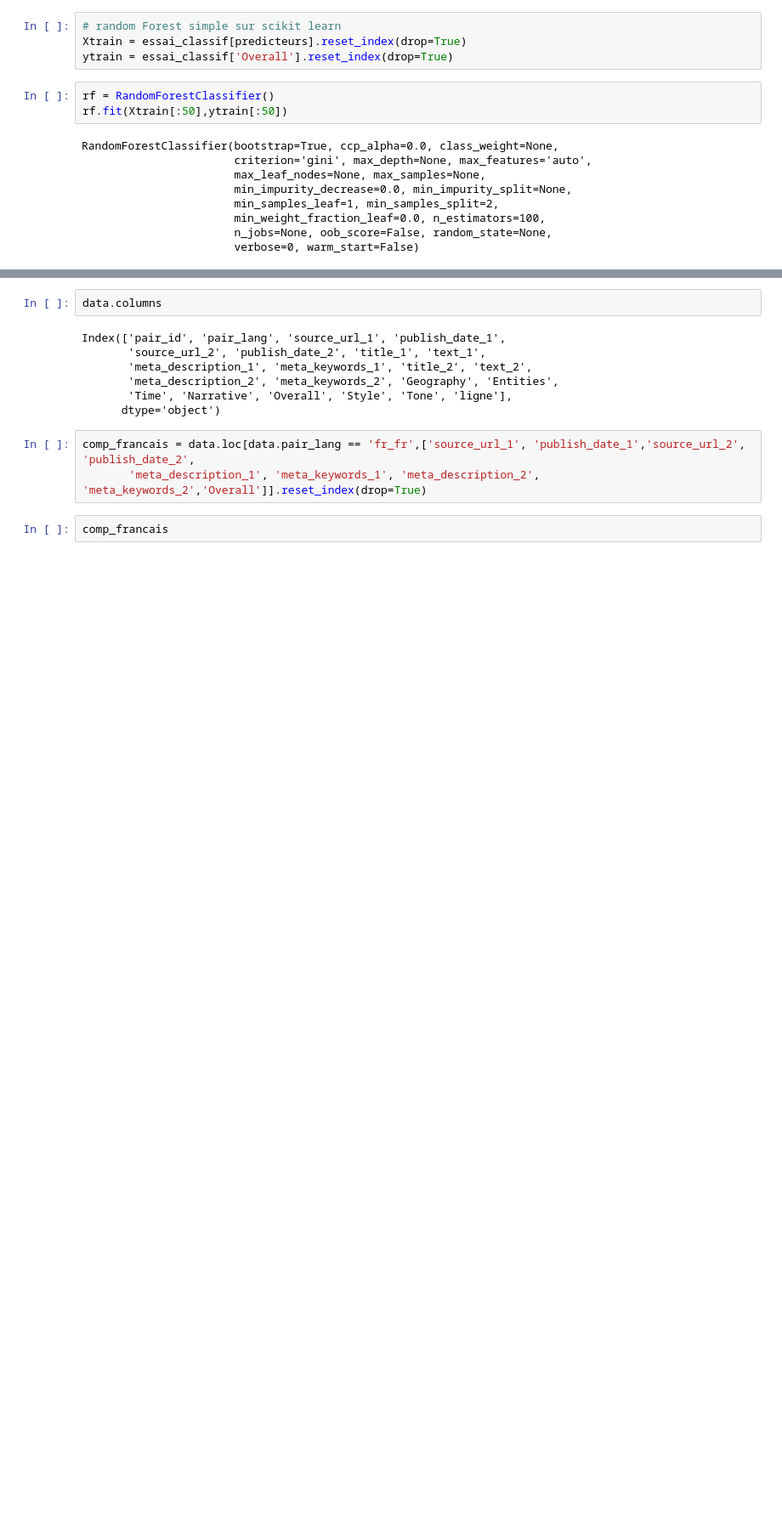
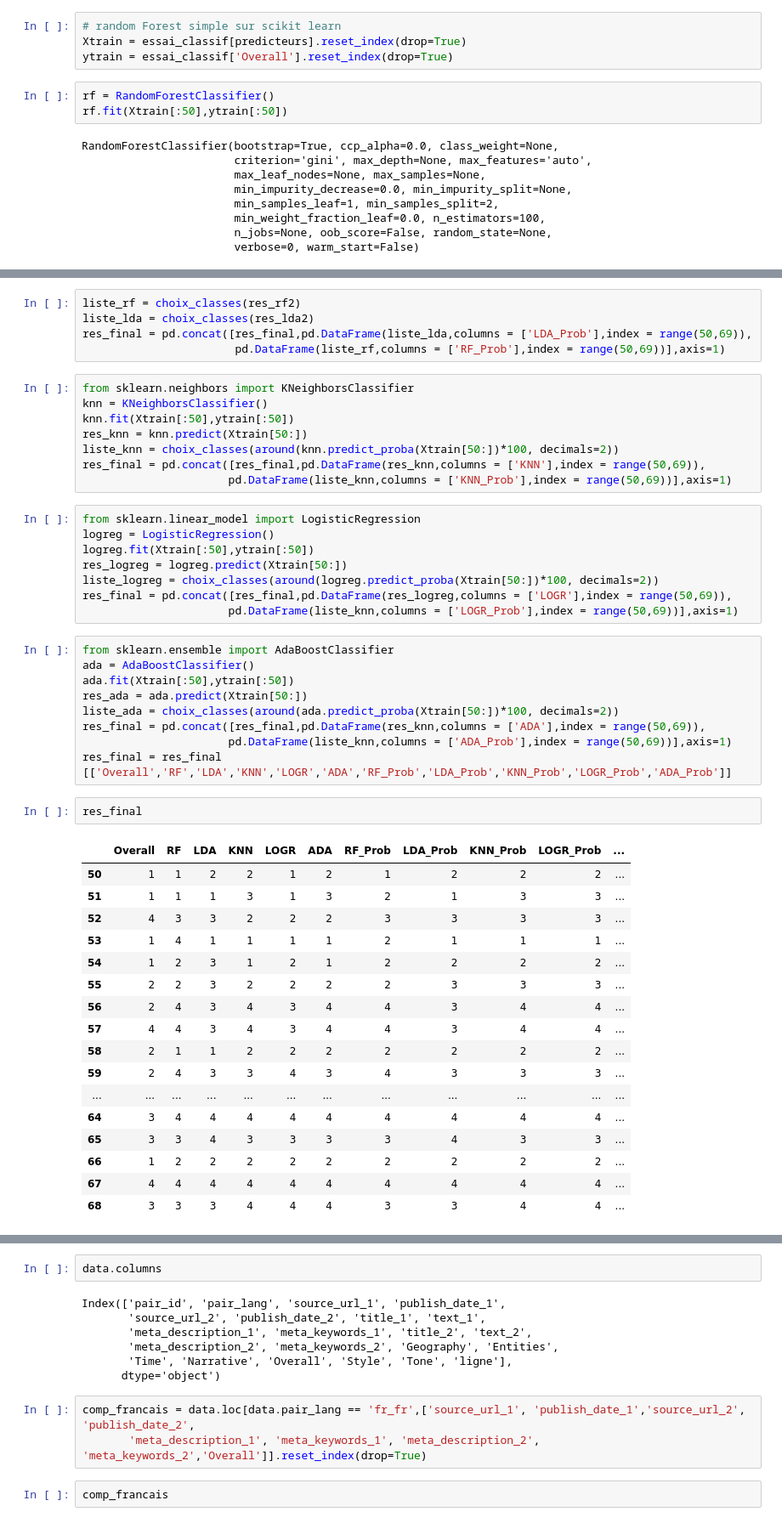
Before and after one commit to sebastiendufour1972/BL.Research-at-SemEval-2022-Task-8, a Jupyter notebook: french/Finalisation_programme_french.ipynb, the cells around one changed output, grey strips where cells are left out. Shown: that part at 85% size. Drawn from its saved outputs; the diff is of its cells as text; blank space fills up the shorter version.

```diff
--- a/french/Finalisation_programme_french.ipynb
+++ b/french/Finalisation_programme_french.ipynb
@@ -740,0 +996,50 @@ plt.show()
+# %%
+liste_rf = choix_classes(res_rf2)
+liste_lda = choix_classes(res_lda2)
+res_final = pd.concat([res_final,pd.DataFrame(liste_lda,columns = ['LDA_Prob'],index = range(50,69)),
+                       pd.DataFrame(liste_rf,columns = ['RF_Prob'],index = range(50,69))],axis=1)
+# %%
+from sklearn.neighbors import KNeighborsClassifier
+knn = KNeighborsClassifier()
+knn.fit(Xtrain[:50],ytrain[:50])
+res_knn = knn.predict(Xtrain[50:])
+liste_knn = choix_classes(around(knn.predict_proba(Xtrain[50:])*100, decimals=2))
+res_final = pd.concat([res_final,pd.DataFrame(res_knn,columns = ['KNN'],index = range(50,69)),
+                      pd.DataFrame(liste_knn,columns = ['KNN_Prob'],index = range(50,69))],axis=1)
+# %%
+from sklearn.linear_model import LogisticRegression
+logreg = LogisticRegression()
+logreg.fit(Xtrain[:50],ytrain[:50])
+res_logreg = logreg.predict(Xtrain[50:])
+liste_logreg = choix_classes(around(logreg.predict_proba(Xtrain[50:])*100, decimals=2))
+res_final = pd.concat([res_final,pd.DataFrame(res_logreg,columns = ['LOGR'],index = range(50,69)),
+                      pd.DataFrame(liste_knn,columns = ['LOGR_Prob'],index = range(50,69))],axis=1)
+# %%
+from sklearn.ensemble import AdaBoostClassifier
+ada = AdaBoostClassifier()
+ada.fit(Xtrain[:50],ytrain[:50])
+res_ada = ada.predict(Xtrain[50:])
+liste_ada = choix_classes(around(ada.predict_proba(Xtrain[50:])*100, decimals=2))
+res_final = pd.concat([res_final,pd.DataFrame(res_knn,columns = ['ADA'],index = range(50,69)),
+                      pd.DataFrame(liste_knn,columns = ['ADA_Prob'],index = range(50,69))],axis=1)
+res_final = res_final [['Overall','RF','LDA','KNN','LOGR','ADA','RF_Prob','LDA_Prob','KNN_Prob','LOGR_Prob','ADA_Prob']]
+# %%
+res_final
+# %% [output]
+|  | Overall | RF | LDA | KNN | LOGR | ADA | RF_Prob | LDA_Prob | KNN_Prob | LOGR_Prob | ... |
+| 50 | 1 | 1 | 2 | 2 | 1 | 2 | 1 | 2 | 2 | 2 | ... |
+| 51 | 1 | 1 | 1 | 3 | 1 | 3 | 2 | 1 | 3 | 3 | ... |
+| 52 | 4 | 3 | 3 | 2 | 2 | 2 | 3 | 3 | 3 | 3 | ... |
+| 53 | 1 | 4 | 1 | 1 | 1 | 1 | 2 | 1 | 1 | 1 | ... |
+| 54 | 1 | 2 | 3 | 1 | 2 | 1 | 2 | 2 | 2 | 2 | ... |
+| 55 | 2 | 2 | 3 | 2 | 2 | 2 | 2 | 3 | 3 | 3 | ... |
+| 56 | 2 | 4 | 3 | 4 | 3 | 4 | 4 | 3 | 4 | 4 | ... |
+| 57 | 4 | 4 | 3 | 4 | 3 | 4 | 4 | 3 | 4 | 4 | ... |
+| 58 | 2 | 1 | 1 | 2 | 2 | 2 | 2 | 2 | 2 | 2 | ... |
+| 59 | 2 | 4 | 3 | 3 | 4 | 3 | 4 | 3 | 3 | 3 | ... |
+| ... | ... | ... | ... | ... | ... | ... | ... | ... | ... | ... | ... |
+| 64 | 3 | 4 | 4 | 4 | 4 | 4 | 4 | 4 | 4 | 4 | ... |
+| 65 | 3 | 3 | 4 | 3 | 3 | 3 | 3 | 4 | 3 | 3 | ... |
+| 66 | 1 | 2 | 2 | 2 | 2 | 2 | 2 | 2 | 2 | 2 | ... |
+| 67 | 4 | 4 | 4 | 4 | 4 | 4 | 4 | 4 | 4 | 4 | ... |
+| 68 | 3 | 3 | 3 | 4 | 4 | 4 | 3 | 3 | 4 | 4 | ... |
```
Also changed, not shown: parts of 51 cells of this notebook.
